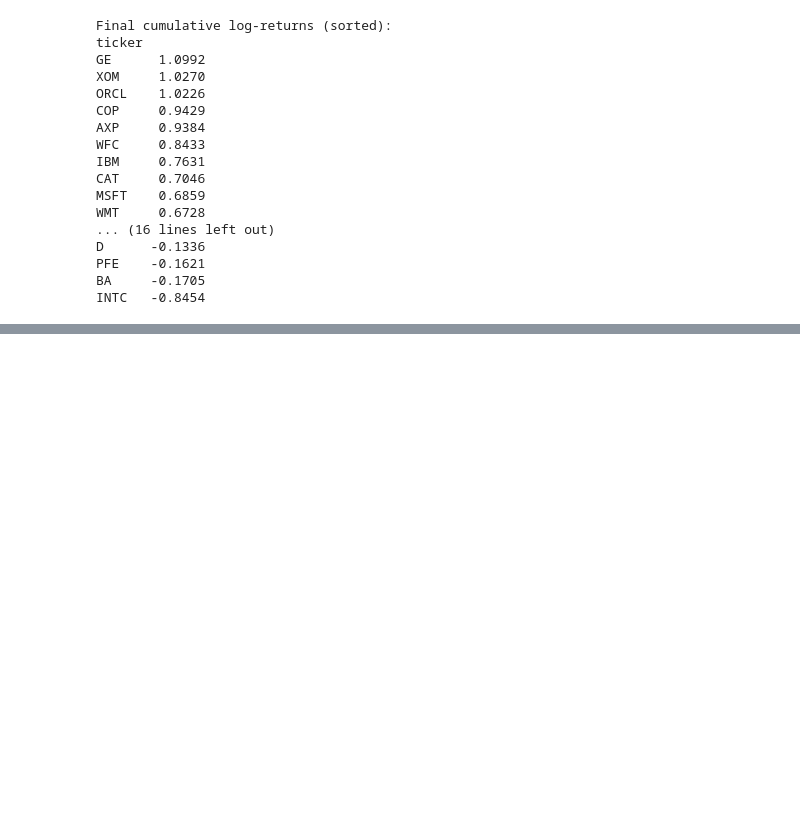
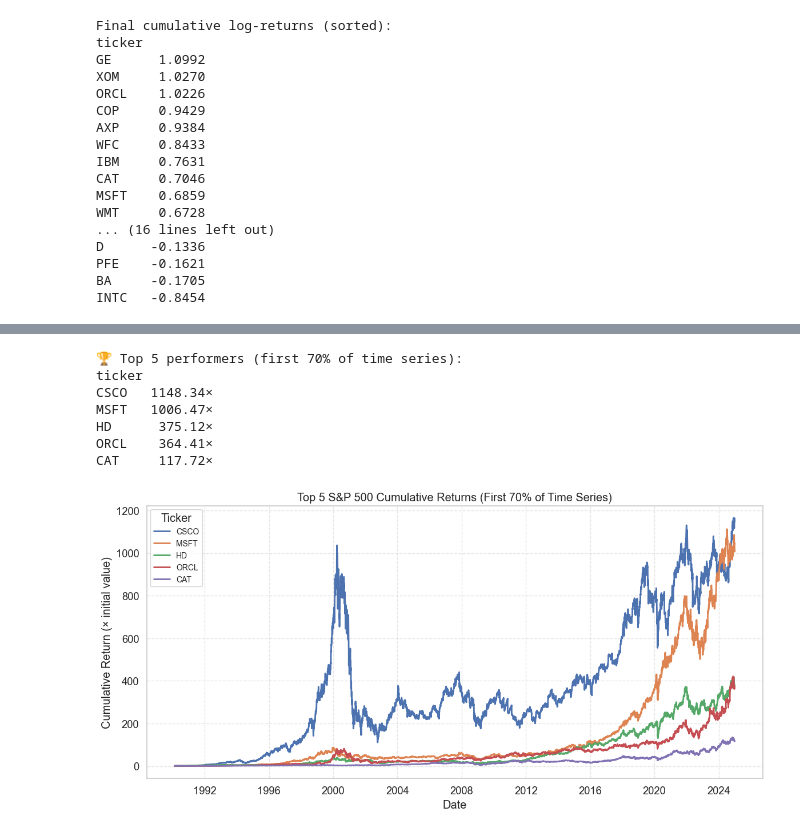
Before and after one commit to birdhouse5/Thesis, a Jupyter notebook: generate_plots.ipynb, the cells around one changed output, grey strips where cells are left out. Saved outputs shown, nothing was run; the diff lists cells and outputs as text; code cells hidden in the pictures; blank space fills up the shorter version.

```diff
--- a/generate_plots.ipynb
+++ b/generate_plots.ipynb
@@ -505,0 +727,62 @@ INTC   -57.06%
+# %%
+import matplotlib.pyplot as plt
+import pandas as pd
+from environments.data import PortfolioDataset
+
+def plot_sp500_top5_cumulative_returns_first70():
+    # Load SP500 dataset
+    dataset = PortfolioDataset(asset_class="sp500")
+    df = dataset.full_data.copy()
+
+    # Prepare data
+    df['date'] = pd.to_datetime(df['date'])
+    df = df.sort_values(['date', 'ticker'])
+
+    # Ensure returns exist
+    if 'returns' not in df.columns:
+        df['returns'] = df.groupby('ticker')['close'].pct_change()
+
+    # --- Select first 70% of the time series ---
+    unique_dates = sorted(df['date'].unique())
+    cutoff_idx = int(len(unique_dates))
+    selected_dates = unique_dates[:cutoff_idx]
+    df_subset = df[df['date'].isin(selected_dates)]
+
+    # Pivot to wide format
+    pivot_df = df_subset.pivot(index='date', columns='ticker', values='returns')
+
+    # Compute cumulative returns (normalized, start = 1)
+    cum_returns = (1 + pivot_df.fillna(0)).cumprod()
+
+    # --- Identify top 5 performers at the end ---
+    final_values = cum_returns.iloc[-1].sort_values(ascending=False)
+    top5_tickers = final_values.head(5).index.tolist()
+
+    # Print top 5
+    print("\n🏆 Top 5 performers (first 70% of time series):")
+    print(final_values.head(5).to_string(float_format=lambda x: f"{x:.2f}×"))
+
+    # --- Plot top 5 cumulative returns ---
+    plt.figure(figsize=(12, 6))
+    for ticker in top5_tickers:
+        plt.plot(cum_returns.index, cum_returns[ticker], label=ticker, linewidth=2)
+
+    plt.title("Top 5 S&P 500 Cumulative Returns (First 70% of Time Series)")
+    plt.xlabel("Date")
+    plt.ylabel("Cumulative Return (× initial value)")
+    plt.legend(title="Ticker", fontsize=10)
+    plt.grid(True, linestyle='--', alpha=0.5)
+    plt.tight_layout()
+    plt.show()
+
+if __name__ == "__main__":
+    plot_sp500_top5_cumulative_returns_first70()
+# %% [output]
+🏆 Top 5 performers (first 70% of time series):
+ticker
+CSCO   1148.34×
+MSFT   1006.47×
+HD      375.12×
+ORCL    364.41×
+CAT     117.72×
+[figure, added]
```
Also changed, not shown: parts of 6 cells of this notebook, 2 other files.
